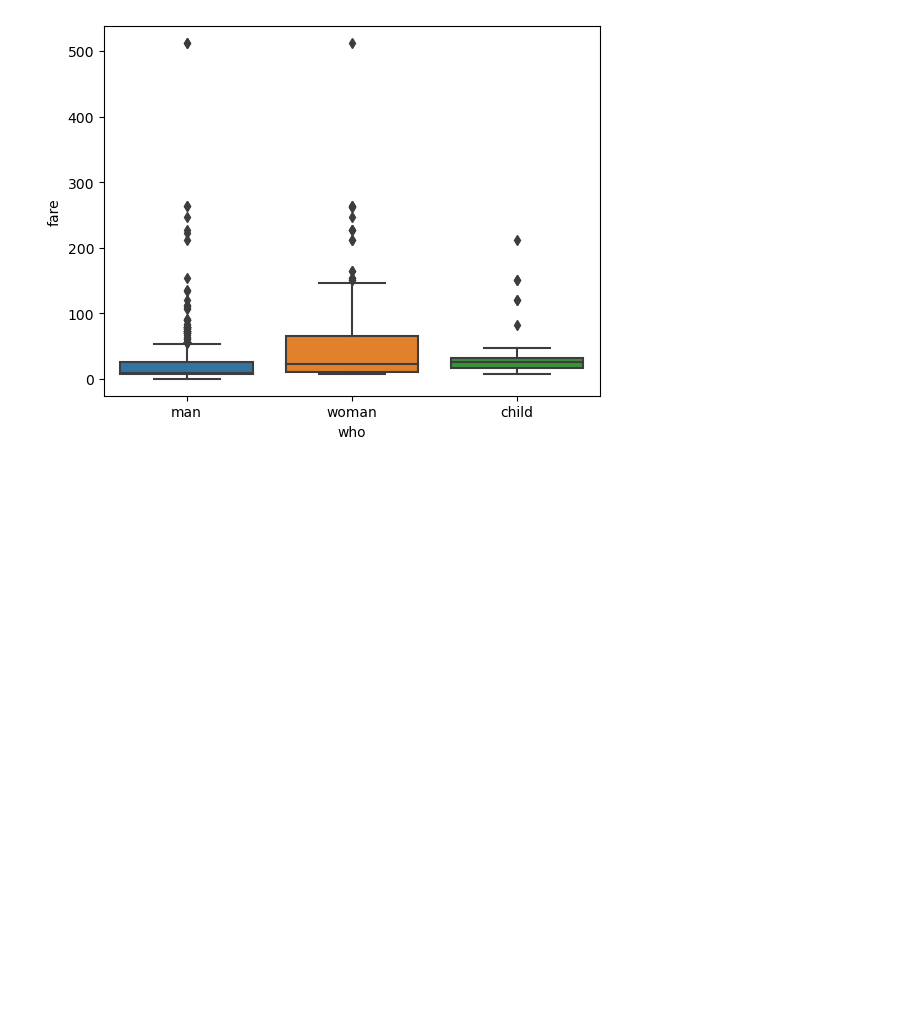
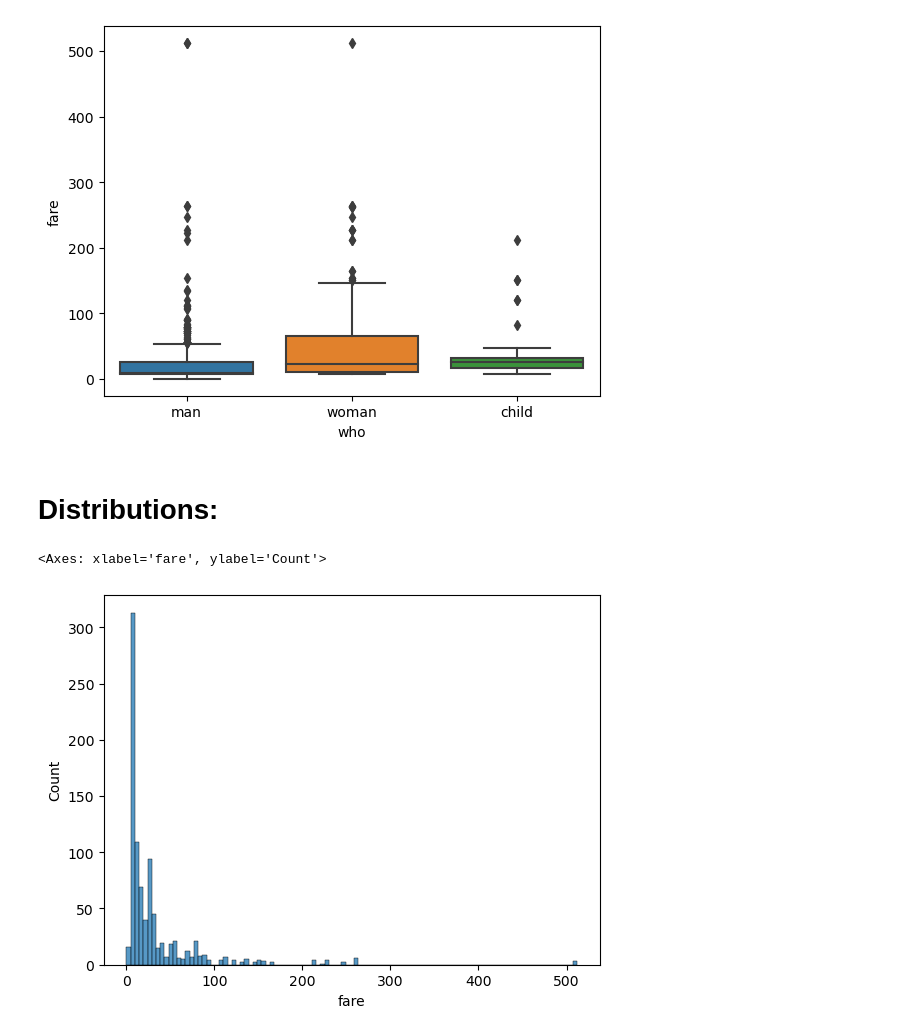
Before and after one commit to Mikkk1/Machine-Learning, a Jupyter notebook: EDA/01_eda.ipynb, the cells around one changed output. Cells and saved outputs as stored; diff of their text form; code cells hidden in the pictures; blank space fills up the shorter version.

```diff
--- a/EDA/01_eda.ipynb
+++ b/EDA/01_eda.ipynb
@@ -271,0 +278,4 @@ Methods and techniques to impute missing values in python DataFrames:
+# %%
+df["embark_town"].fillna(df["embark_town"].mode()[0], inplace= True)
+# %%
+df["embarked"].fillna(df["embarked"].mode()[0], inplace= True)
@@ -271,0 +304,2 @@ Methods and techniques to impute missing values in python DataFrames:
+# %%
+df["age"].fillna(df["age"].mean(), inplace= True)
@@ -302,0 +387,7 @@ fig = px
+# %% [markdown]
+# Distributions:
+# %%
+sns.histplot(df, x = 'fare')
+# %% [output]
+<Axes: xlabel='fare', ylabel='Count'>
+[figure, added]
```
Also changed, not shown: parts of 32 cells of this notebook.
